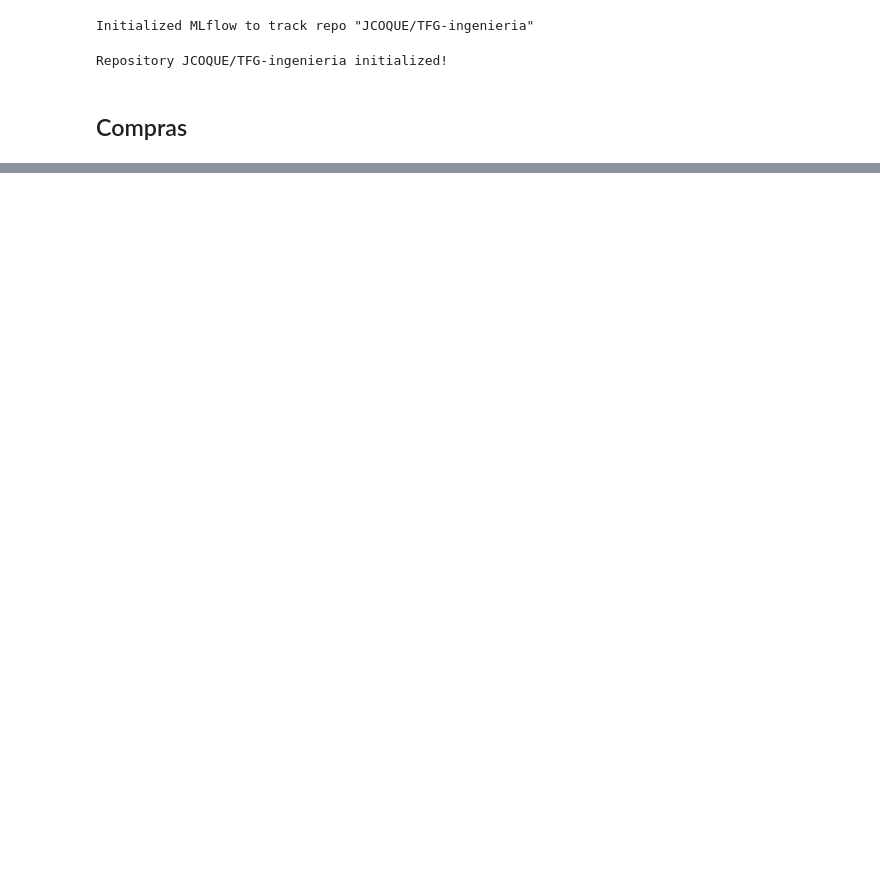
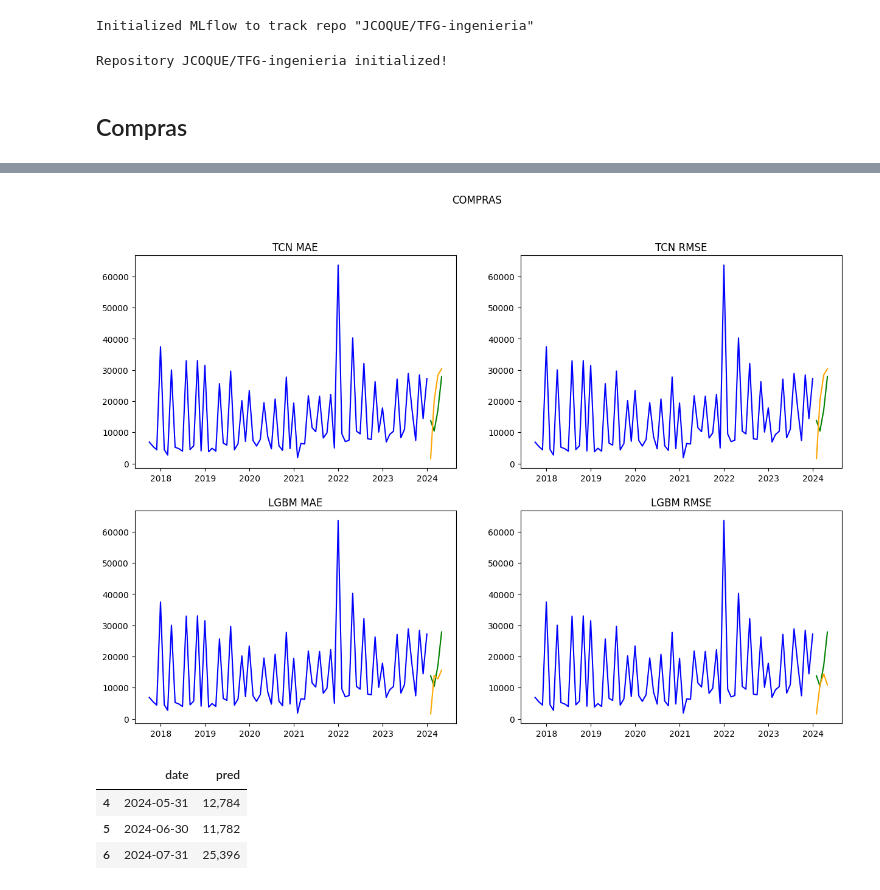
Before and after one commit to JCOQUE/TFG-ingenieria, a Jupyter notebook: Desarrollo/codigo/comparing_results.ipynb, the cells around one changed output, grey strips where cells are left out. Cells and saved outputs as stored; diff of their text form; code cells hidden in the pictures; blank space fills up the shorter version.

```diff
--- a/Desarrollo/codigo/comparing_results.ipynb
+++ b/Desarrollo/codigo/comparing_results.ipynb
@@ -42,0 +47,3 @@ test_ts
+# %%
+test_ts_compras = mgts.get_ts('Compras', type = 'test')
+test_ts_compras
@@ -42,0 +56,4 @@ test_ts
+# %%
+TCN_compras_mae = get_mlflow_pred('mlflow-artifacts:/e4812a076abd4294b4e238dc8106ce47/e978fe53b87548658cbf5fc242b00747/artifacts/predictions/TCN_Compras_best_mae.csv')
+TCN_compras_mae = transform_dataset(TCN_compras_mae)
+TCN_compras_mae
@@ -42,0 +70,4 @@ test_ts
+# %%
+lgbm_compras_mae = get_mlflow_pred('mlflow-artifacts:/25707a52310b4902beafe11b4d03a4e7/045d689e9c034f43a0484c63bcdea891/artifacts/predictions/LightGBM_Compras_best_mae.csv')
+lgbm_compras_mae = transform_dataset(lgbm_compras_mae)
+lgbm_compras_mae
@@ -42,0 +80,4 @@ test_ts
+# %%
+lgbm_compras_rmse = get_mlflow_pred('mlflow-artifacts:/25707a52310b4902beafe11b4d03a4e7/2df46cf7db164a6290a48344612caa47/artifacts/predictions/LightGBM_Compras_best_rmse.csv')
+lgbm_compras_rmse = transform_dataset(lgbm_compras_rmse)
+lgbm_compras_rmse
@@ -42,0 +90,29 @@ test_ts
+# %%
+plt.close() # since  in the my_future.py I have the next line: matplotlib.use('Agg'), I need to ensrue plt is empty before plotting
+fig, ax = plt.subplots(2,2, figsize = (15,10))
+
+ax[0,0].plot(train_ts_compras['date'], train_ts_compras['Compras'], color = 'blue')
+ax[0,0].plot(test_ts_compras['date'], test_ts_compras['Compras'], color = 'green')
+ax[0,0].plot(TCN_compras_mae['date'], TCN_compras_mae['pred'], color = 'orange')
+ax[0,0].set_title('TCN MAE')
+
+ax[0,1].plot(train_ts_compras['date'], train_ts_compras['Compras'], color = 'blue')
+ax[0,1].plot(test_ts_compras['date'], test_ts_compras['Compras'], color = 'green')
+ax[0,1].plot(TCN_compras_mae['date'], TCN_compras_mae['pred'], color = 'orange')
+ax[0,1].set_title('TCN RMSE')
+
+ax[1,0].plot(train_ts_compras['date'], train_ts_compras['Compras'], color = 'blue')
+ax[1,0].plot(test_ts_compras['date'], test_ts_compras['Compras'], color = 'green')
+ax[1,0].plot(lgbm_compras_mae['date'], lgbm_compras_mae['pred'], color = 'orange')
+ax[1,0].set_title('LGBM MAE')
+
+ax[1,1].plot(train_ts_compras['date'], train_ts_compras['Compras'], color = 'blue')
+ax[1,1].plot(test_ts_compras['date'], test_ts_compras['Compras'], color = 'green')
+ax[1,1].plot(lgbm_compras_rmse['date'], lgbm_compras_rmse['pred'], color = 'orange')
+ax[1,1].set_title('LGBM RMSE')
+
+plt.suptitle('COMPRAS')
+
+plt.show()
+# %% [output]
+[figure, added]
@@ -42,0 +121,11 @@ test_ts
+# %%
+modelo_compras_elegido = get_mlflow_pred('mlflow-artifacts:/25707a52310b4902beafe11b4d03a4e7/045d689e9c034f43a0484c63bcdea891/artifacts/predictions/LightGBM_Compras_best_mae.csv')
+modelo_compras_elegido = modelo_compras_elegido.loc[4:6, :].copy() #Se predicen los siguientes tres meses
+modelo_compras_elegido['date'] = pd.to_datetime(modelo_compras_elegido['date'], format= '%Y-%m-%d')
+modelo_compras_elegido['pred'] = modelo_compras_elegido['pred'].astype('float32')
+modelo_compras_elegido
+# %% [output]
+|  | date | pred |
+| 4 | 2024-05-31 | 12,784 |
+| 5 | 2024-06-30 | 11,782 |
+| 6 | 2024-07-31 | 25,396 |
```
Also changed, not shown: parts of 27 cells of this notebook, 37 other files.
